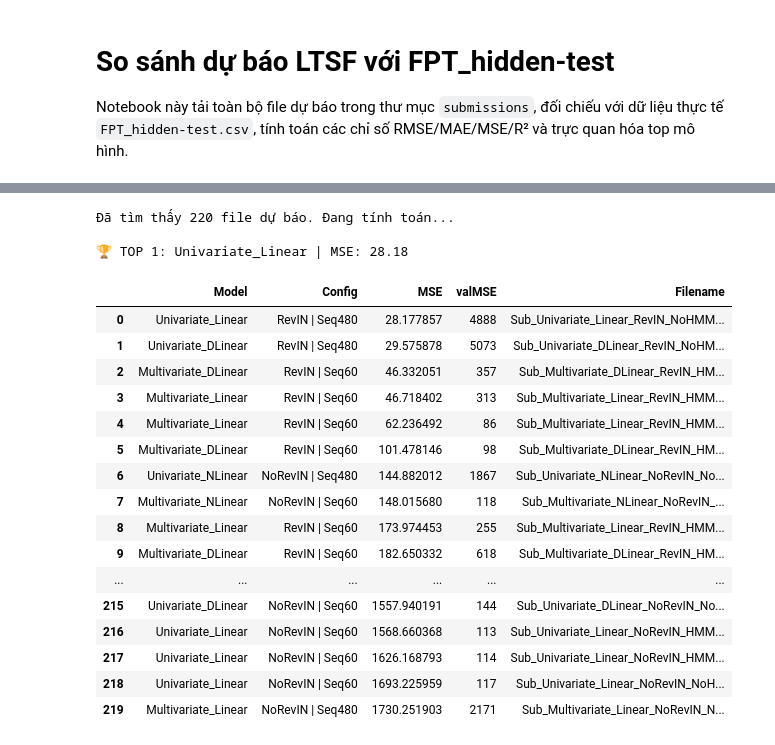
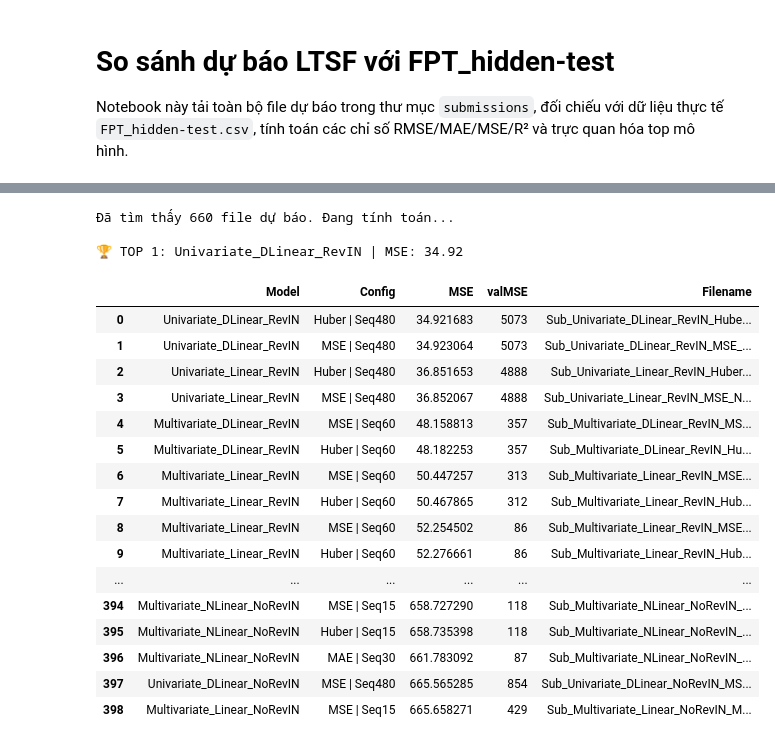
Before and after one commit to Hirin/AIO-Projects, a Jupyter notebook: Project-6.1/FPT_LTSF_Comparison.ipynb, the cells around one changed output, grey strips where cells are left out. Cells and saved outputs as stored; diff of their text form; code cells hidden in the pictures.

```diff
--- a/Project-6.1/FPT_LTSF_Comparison.ipynb
+++ b/Project-6.1/FPT_LTSF_Comparison.ipynb
@@ -270,24 +270,24 @@ df_result = evaluate_submissions(hidden_close, submissions_dir='./submissions/pr
 # %%
 # Đã thử dùng Loss tuning nhưng không có gì thay đổi mấy nên in chỉ dùng MSE
-df_result = evaluate_submissions(hidden_close, submissions_dir='./submissions/default')
+df_result = evaluate_submissions(hidden_close, submissions_dir='./submissions/with_Loss_tuning')
 # %% [output]
-Đã tìm thấy 220 file dự báo. Đang tính toán...
+Đã tìm thấy 660 file dự báo. Đang tính toán...
 
-🏆 TOP 1: Univariate_Linear | MSE: 28.18
+🏆 TOP 1: Univariate_DLinear_RevIN | MSE: 34.92
 |  | Model | Config | MSE | valMSE | Filename |
-| 0 | Univariate_Linear | RevIN | Seq480 | 28.177857 | 4888 | Sub_Univariate_Linear_RevIN_NoHMM... |
-| 1 | Univariate_DLinear | RevIN | Seq480 | 29.575878 | 5073 | Sub_Univariate_DLinear_RevIN_NoHM... |
-| 2 | Multivariate_DLinear | RevIN | Seq60 | 46.332051 | 357 | Sub_Multivariate_DLinear_RevIN_HM... |
-| 3 | Multivariate_Linear | RevIN | Seq60 | 46.718402 | 313 | Sub_Multivariate_Linear_RevIN_HMM... |
-| 4 | Multivariate_Linear | RevIN | Seq60 | 62.236492 | 86 | Sub_Multivariate_Linear_RevIN_HMM... |
-| 5 | Multivariate_DLinear | RevIN | Seq60 | 101.478146 | 98 | Sub_Multivariate_DLinear_RevIN_HM... |
-| 6 | Univariate_NLinear | NoRevIN | Seq480 | 144.882012 | 1867 | Sub_Univariate_NLinear_NoRevIN_No... |
-| 7 | Multivariate_NLinear | NoRevIN | Seq60 | 148.015680 | 118 | Sub_Multivariate_NLinear_NoRevIN_... |
-| 8 | Multivariate_Linear | RevIN | Seq60 | 173.974453 | 255 | Sub_Multivariate_Linear_RevIN_HMM... |
-| 9 | Multivariate_DLinear | RevIN | Seq60 | 182.650332 | 618 | Sub_Multivariate_DLinear_RevIN_HM... |
+| 0 | Univariate_DLinear_RevIN | Huber | Seq480 | 34.921683 | 5073 | Sub_Univariate_DLinear_RevIN_Hube... |
+| 1 | Univariate_DLinear_RevIN | MSE | Seq480 | 34.923064 | 5073 | Sub_Univariate_DLinear_RevIN_MSE_... |
+| 2 | Univariate_Linear_RevIN | Huber | Seq480 | 36.851653 | 4888 | Sub_Univariate_Linear_RevIN_Huber... |
+| 3 | Univariate_Linear_RevIN | MSE | Seq480 | 36.852067 | 4888 | Sub_Univariate_Linear_RevIN_MSE_N... |
+| 4 | Multivariate_DLinear_RevIN | MSE | Seq60 | 48.158813 | 357 | Sub_Multivariate_DLinear_RevIN_MS... |
+| 5 | Multivariate_DLinear_RevIN | Huber | Seq60 | 48.182253 | 357 | Sub_Multivariate_DLinear_RevIN_Hu... |
+| 6 | Multivariate_Linear_RevIN | MSE | Seq60 | 50.447257 | 313 | Sub_Multivariate_Linear_RevIN_MSE... |
+| 7 | Multivariate_Linear_RevIN | Huber | Seq60 | 50.467865 | 312 | Sub_Multivariate_Linear_RevIN_Hub... |
+| 8 | Multivariate_Linear_RevIN | MSE | Seq60 | 52.254502 | 86 | Sub_Multivariate_Linear_RevIN_MSE... |
+| 9 | Multivariate_Linear_RevIN | Huber | Seq60 | 52.276661 | 86 | Sub_Multivariate_Linear_RevIN_Hub... |
 | ... | ... | ... | ... | ... | ... |
-| 215 | Univariate_DLinear | NoRevIN | Seq60 | 1557.940191 | 144 | Sub_Univariate_DLinear_NoRevIN_No... |
-| 216 | Univariate_Linear | NoRevIN | Seq60 | 1568.660368 | 113 | Sub_Univariate_Linear_NoRevIN_HMM... |
-| 217 | Univariate_Linear | NoRevIN | Seq60 | 1626.168793 | 114 | Sub_Univariate_Linear_NoRevIN_HMM... |
-| 218 | Univariate_Linear | NoRevIN | Seq60 | 1693.225959 | 117 | Sub_Univariate_Linear_NoRevIN_NoH... |
-| 219 | Multivariate_Linear | NoRevIN | Seq480 | 1730.251903 | 2171 | Sub_Multivariate_Linear_NoRevIN_N... |
+| 394 | Multivariate_NLinear_NoRevIN | MSE | Seq15 | 658.727290 | 118 | Sub_Multivariate_NLinear_NoRevIN_... |
+| 395 | Multivariate_NLinear_NoRevIN | Huber | Seq15 | 658.735398 | 118 | Sub_Multivariate_NLinear_NoRevIN_... |
+| 396 | Multivariate_NLinear_NoRevIN | MAE | Seq30 | 661.783092 | 87 | Sub_Multivariate_NLinear_NoRevIN_... |
+| 397 | Univariate_DLinear_NoRevIN | MSE | Seq480 | 665.565285 | 854 | Sub_Univariate_DLinear_NoRevIN_MS... |
+| 398 | Multivariate_Linear_NoRevIN | MSE | Seq15 | 665.658271 | 429 | Sub_Multivariate_Linear_NoRevIN_M... |
```
Also changed, not shown: parts of 5 cells of this notebook, 29 other files.
